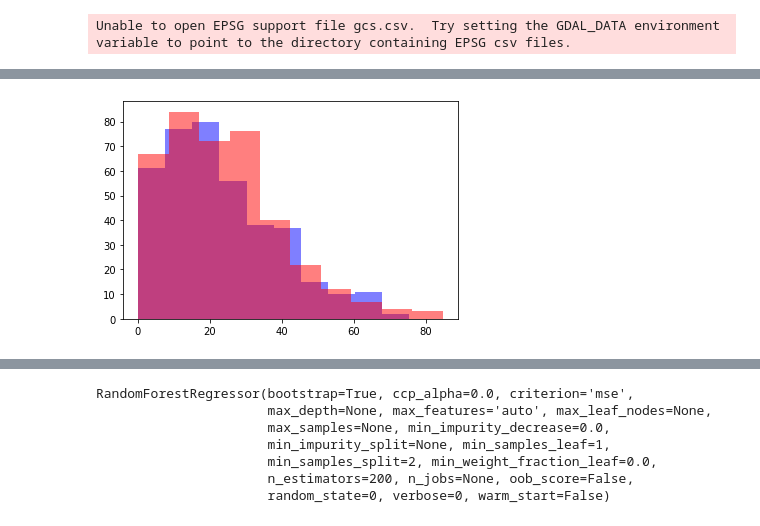
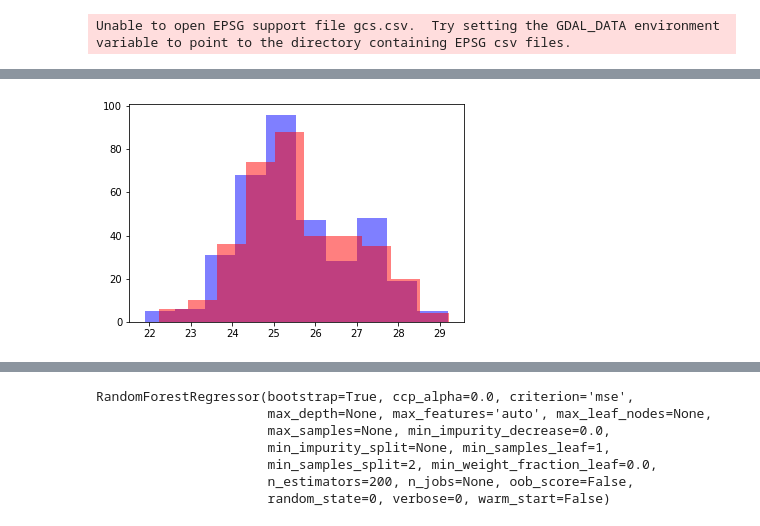
Before and after one commit to GNtem2/python_journey, a Jupyter notebook: RandomForest/RFstandfirm.ipynb, the cells around one changed output, grey strips where cells are left out. Saved outputs shown, nothing was run; the diff lists cells and outputs as text; code cells hidden in the pictures.

```diff
--- a/RandomForest/RFstandfirm.ipynb
+++ b/RandomForest/RFstandfirm.ipynb
@@ -134,60 +123,60 @@ dftest.rename(columns={'base_age':'age',
 # %%
 #hisogram plot of framingham risk score
 num_bins = 10
-n, bins, patches = plt.hist(dftrain['base_frs1'], num_bins, facecolor='blue', alpha=0.5)
+n, bins, patches = plt.hist(dftrain['base_rfi1'], num_bins, facecolor='blue', alpha=0.5)
 plt.show
 
 num_bins = 10
-n, bins, patches = plt.hist(dftrain['_12m_frs1'], num_bins, facecolor='red', alpha=0.5)
+n, bins, patches = plt.hist(dftrain['Outcome'], num_bins, facecolor='red', alpha=0.5)
 plt.show
 
 #iloc integer location
 #X = df.iloc[:,:-1] #row by column, select all columns except remove last column
 #y = df.iloc[:,-2] #or y = df['SodbyPot'] second last column
 
-#create new columns
-dftrain['changefrs12m'] = (dftrain['base_frs1']-dftrain['_12m_frs1'])/dftrain['_12m_frs1']
-dftrain['rawchangefrs12m'] = (dftrain['base_frs1']-dftrain['_12m_frs1'])
-
-dftest['changefrs12m'] = (dftest['base_frs1']-dftest['_12m_frs1'])/dftest['_12m_frs1']
-dftest['rawchangefrs12m'] = (dftest['base_frs1']-dftest['_12m_frs1'])
+#create new columns train
+dftrain['changefrs12m'] = (dftrain['base_rfi1']-dftrain['Outcome'])/dftrain['Outcome']
+dftrain['rawchangefrs12m'] = (dftrain['base_rfi1']-dftrain['Outcome'])
+#create new columns test
+dftest['changefrs12m'] = (dftest['base_rfi1']-dftest['Outcome'])/dftest['Outcome']
+dftest['rawchangefrs12m'] = (dftest['base_rfi1']-dftest['Outcome'])
 ##################
 #test changefrs12m
 #poor results
 ##################
 
 #drop train
 #x_training_set = dftrain.drop(['base_frs1','_12m_frs1','changefrs12m'],axis=1) #axis=1 refers to column
 #y_training_set = dftrain['changefrs12m']
 #drop test
 #x_test_set = dftest.drop(['base_frs1','_12m_frs1','changefrs12m'],axis=1) #axis=1 refers to column
 #y_test_set = dftest['changefrs12m']
 
 
 ###########################
 #test prediction of frs 12m
 ###########################
 #drop train
-x_training_set = dftrain.drop(['rawchangefrs12m','base_frs1','_12m_frs1','changefrs12m'],axis=1) #axis=1 refers to column
-y_training_set = dftrain['_12m_frs1']
+x_training_set = dftrain.drop(['rawchangefrs12m','base_rfi1','Outcome','changefrs12m'],axis=1) #axis=1 refers to column
+y_training_set = dftrain['Outcome']
 
-x_training2_set = dftrain.drop(['rawchangefrs12m','_12m_frs1','changefrs12m'],axis=1) #axis=1 refers to column
+x_training2_set = dftrain.drop(['rawchangefrs12m','Outcome','changefrs12m'],axis=1) #axis=1 refers to column
 y_training2_set=dftrain['changefrs12m'] #keep baseline frs
 
-x_training3_set = dftrain.drop(['rawchangefrs12m','_12m_frs1','changefrs12m'],axis=1) #axis=1 refers to column
+x_training3_set = dftrain.drop(['rawchangefrs12m','Outcome','changefrs12m'],axis=1) #axis=1 refers to column
 y_training3_set=dftrain['rawchangefrs12m'] #keep baseline frs
 
 #drop test
-x_test_set = dftest.drop(['rawchangefrs12m','base_frs1','_12m_frs1','changefrs12m'],axis=1) #axis=1 refers to column
-y_test_set = dftest['_12m_frs1']
+x_test_set = dftest.drop(['rawchangefrs12m','base_rfi1','Outcome','changefrs12m'],axis=1) #axis=1 refers to column
+y_test_set = dftest['Outcome']
 
-x_test2_set = dftest.drop(['rawchangefrs12m','_12m_frs1','changefrs12m'],axis=1) #axis=1 refers to column
+x_test2_set = dftest.drop(['rawchangefrs12m','Outcome','changefrs12m'],axis=1) #axis=1 refers to column
 y_test2_set= dftest['changefrs12m']
 
-x_test3_set = dftest.drop(['rawchangefrs12m','_12m_frs1','changefrs12m'],axis=1) #axis=1 refers to column
+x_test3_set = dftest.drop(['rawchangefrs12m','Outcome','changefrs12m'],axis=1) #axis=1 refers to column
 y_test3_set= dftest['rawchangefrs12m']
 # %% [output]
-[figure, old version]
+[figure, new version]
 # %%
 list(dftrain)
 # %% [output]
```
Also changed, not shown: parts of 29 cells of this notebook, 1 other file.
